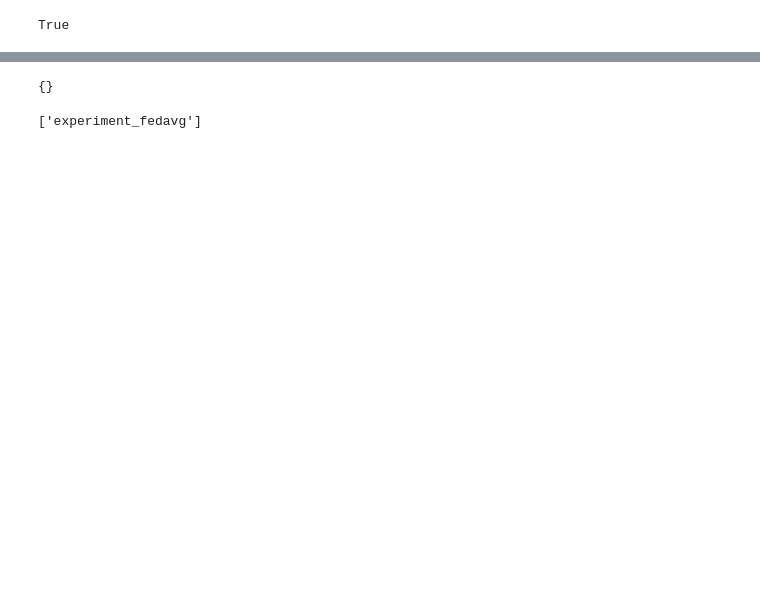
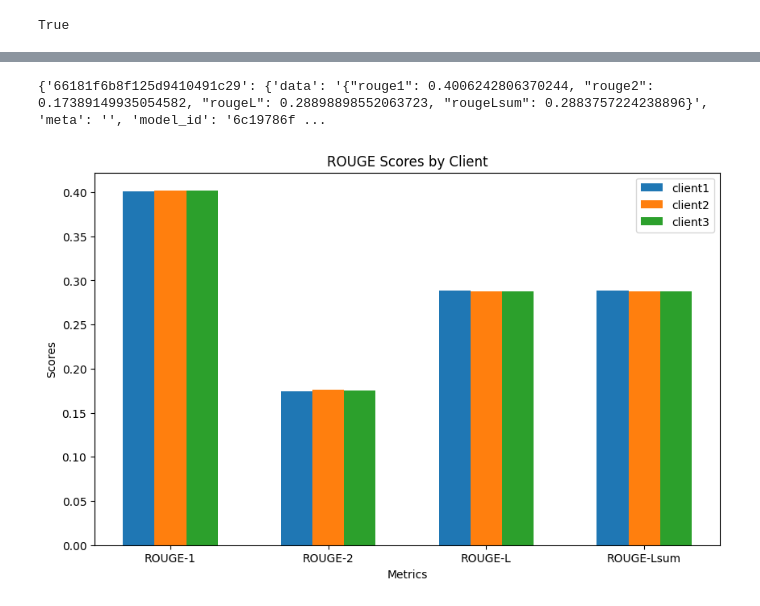
Before and after one commit to nash5657/MasterThesis2024, a Jupyter notebook: examples/mnist-pytorch/run_fedn_training.ipynb, the cells around one changed output, grey strips where cells are left out. Cells and saved outputs as stored; diff of their text form; code cells hidden in the pictures; blank space fills up the shorter version.

Commit message:
getting validation result from API

```diff
--- a/examples/mnist-pytorch/run_fedn_training.ipynb
+++ b/examples/mnist-pytorch/run_fedn_training.ipynb
@@ -78,8 +56,0 @@ for model in models:
-# %%
-validations
-# %% [output]
-{}
-# %%
-[session['session_id'] for session in client.list_sessions()['result']]
-# %% [output]
-['experiment_fedavg']
@@ -85,0 +60,68 @@ validations
+# %%
+
+
+acc = []
+for model in models:
+    validations = client.list_validations()
+print(validations)
+# %% [output]
+{'66181f6b8f125d9410491c29': {'data': '{"rouge1": 0.4006242806370244, "rouge2": 0.17389149935054582, "rougeL": 0.28898898552063723, "rougeLsum": 0.2883757224238896}', 'meta': '', 'model_id': '6c19786f ...
+# %%
+# Path to the JSON file
+file_path = '/Users/nash/Downloads/control.validations.json'  # Replace this with the path to your JSON file
+# %%
+import json
+import matplotlib.pyplot as plt
+import numpy as np
+
+# Function to read JSON data from a file
+def read_json_file(file_path):
+    with open(file_path, 'r') as file:
+        data = json.load(file)
+    return data
+
+# Read data
+data = read_json_file(file_path)
+
+# Extract ROUGE scores
+rouge_data = {}
+for item in data:
+    client_name = item['sender']['name']
+    scores = json.loads(item['data'])
+    rouge_data[client_name] = {
+        'ROUGE-1': scores['rouge1'],
+        'ROUGE-2': scores['rouge2'],
+        'ROUGE-L': scores['rougeL'],
+        'ROUGE-Lsum': scores['rougeLsum']
+    }
+
+# Prepare data for plotting
+metrics = ['ROUGE-1', 'ROUGE-2', 'ROUGE-L', 'ROUGE-Lsum']
+scores = {metric: [] for metric in metrics}
+clients = list(rouge_data.keys())
+
+for client, metrics_scores in rouge_data.items():
+    for metric in metrics:
+        scores[metric].append(metrics_scores.get(metric, 0))
+
+n_metrics = len(metrics)
+index = np.arange(n_metrics)
+bar_width = 0.2
+
+# Create a bar chart
+fig, ax = plt.subplots(figsize=(10, 6))
+for i, client in enumerate(clients):
+    ax.bar(index + i * bar_width, [scores[metric][i] for metric in metrics], bar_width, label=client)
+
+# Add labels, title and custom x-axis tick labels
+ax.set_xlabel('Metrics')
+ax.set_ylabel('Scores')
+ax.set_title('ROUGE Scores by Client')
+ax.set_xticks(index + bar_width / 2 * (len(clients) - 1))
+ax.set_xticklabels(metrics)
+ax.legend()
+
+# Show the plot
+plt.show()
+# %% [output]
+[figure, added]
```
Also changed, not shown: parts of 11 cells of this notebook, 2 other files.
